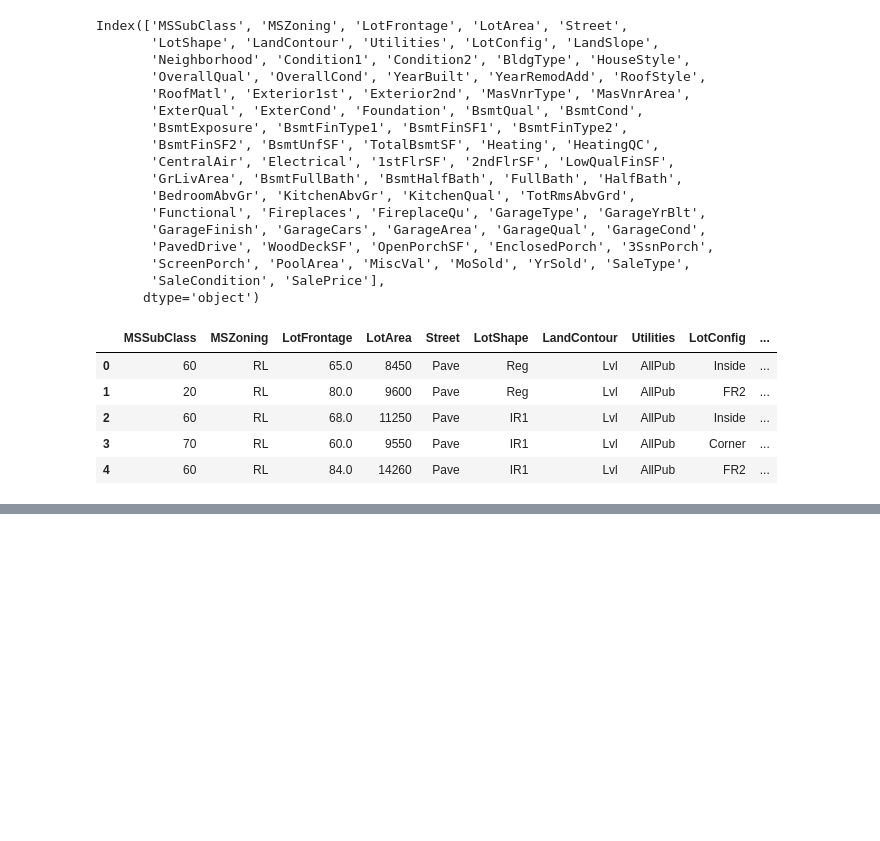
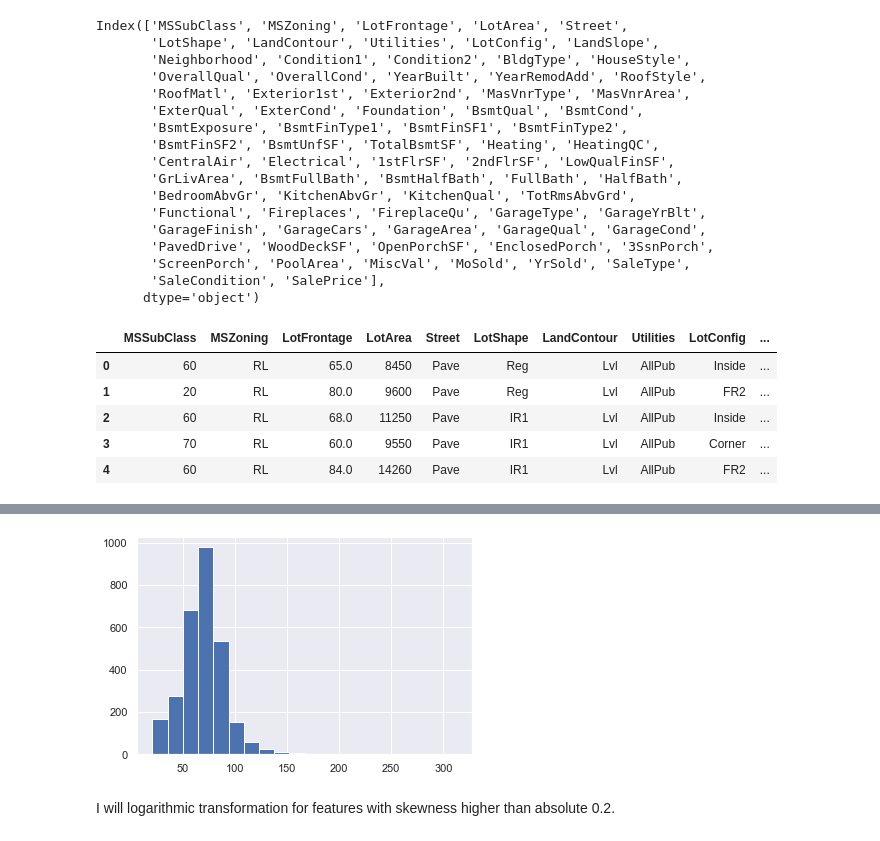
Before and after one commit to gepallas/ML_House_Prices, a Jupyter notebook: HousePrices_DataPreparation.ipynb, the cells around one changed output, grey strips where cells are left out. Saved outputs shown, nothing was run; the diff lists cells and outputs as text; code cells hidden in the pictures; blank space fills up the shorter version.

```diff
--- a/HousePrices_DataPreparation.ipynb
+++ b/HousePrices_DataPreparation.ipynb
@@ -74,0 +125,6 @@ train.head()
+# %%
+all_data['LotFrontage'].hist(bins=20);
+# %% [output]
+[figure, added]
+# %% [markdown]
+I will logarithmic transformation for features with skewness higher than absolute 0.2.
```
Also changed, not shown: parts of 19 cells of this notebook.
